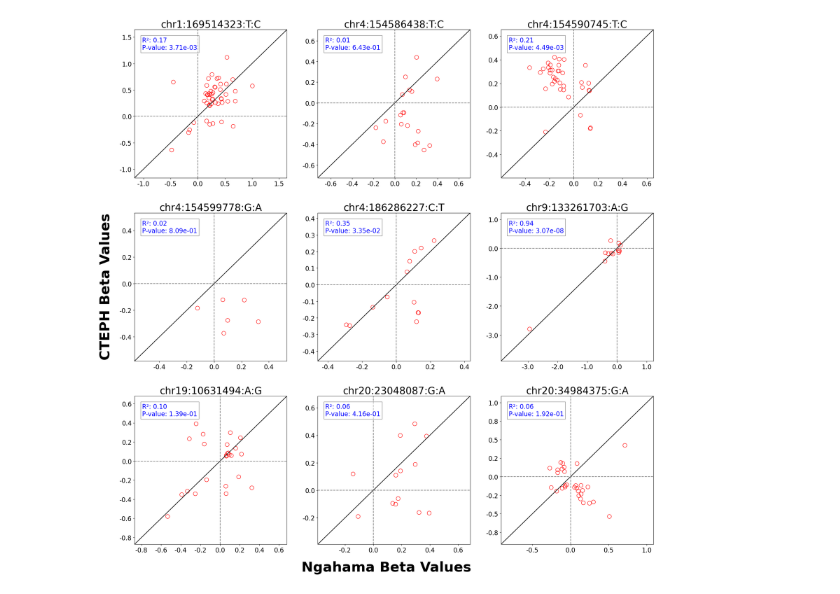
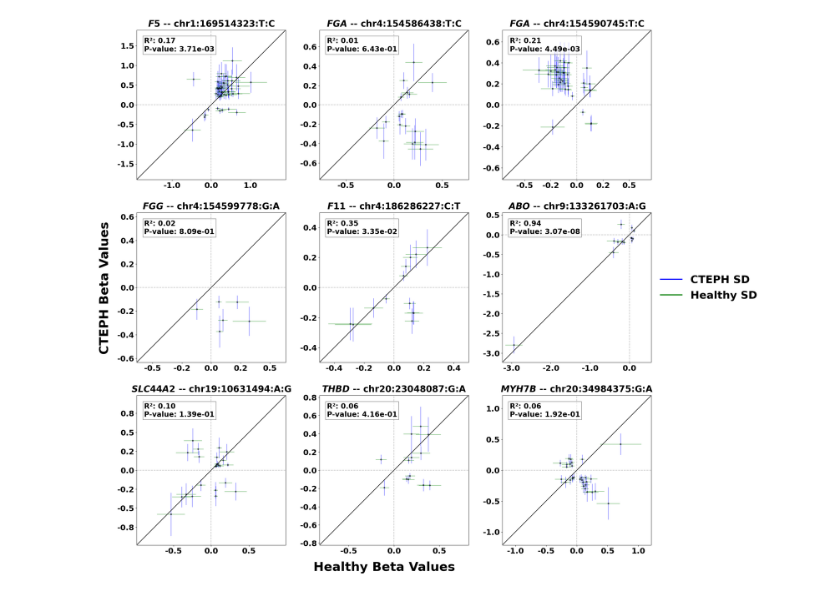
Before and after one commit to ZhaoTie-re/cteph_graph, a Jupyter notebook: common_beta_r2.ipynb, the cells around one changed output. Drawn from its saved outputs; the diff is of its cells as text; code cells hidden in the pictures.

```diff
--- a/common_beta_r2.ipynb
+++ b/common_beta_r2.ipynb
@@ -5,8 +5,8 @@ import matplotlib.pyplot as plt
 
 case_pqtl_path = "/LARGE0/gr10478/b37974/Pulmonary_Hypertension/cteph_known_loci/known_pro_assoc/06.pqtl/CTEPH_pqtl_result.pkl"
 control_pqtl_path = "/LARGE0/gr10478/b37974/Pulmonary_Hypertension/cteph_known_loci/known_pro_assoc/06.pqtl/NAGA_pqtl_result.pkl"
-reported_loci_info_path = "/LARGE0/gr10478/b37974/Pulmonary_Hypertension/cteph_known_loci/datasrc/cteph_reported_loci.xlsx"
+known_loci_path = "/LARGE0/gr10478/b37974/Pulmonary_Hypertension/cteph_known_loci/datasrc/cteph_reported_loci.xlsx"
 
 case_pqtl = pd.read_pickle(case_pqtl_path)
 control_pqtl = pd.read_pickle(control_pqtl_path)
-reported_loci_info = pd.read_excel(reported_loci_info_path)
+known_loci = pd.read_excel(known_loci_path)
@@ -47,6 +30,7 @@ for key in case_pqtl.keys():
             case_row = case_pqtl[key][case_pqtl[key]['SeqId'] == seq_id]
             case_beta = case_row[f'{model}_beta'].iloc[0]
             case_pvalue = case_row[f'{model}_pvalue'].iloc[0]
+            case_sd = case_row[f'{model}_sd'].iloc[0]
         else:
             case_beta = None
             case_pvalue = None
@@ -55,6 +39,7 @@ for key in case_pqtl.keys():
             control_row = control_pqtl[key][control_pqtl[key]['SeqId'] == seq_id]
             control_beta = control_row[f'{model}_beta'].iloc[0]
             control_pvalue = control_row[f'{model}_pvalue'].iloc[0]
+            control_sd = control_row[f'{model}_sd'].iloc[0]
         else:
             control_beta = None
             control_pvalue = None
@@ -63,8 +48,10 @@ for key in case_pqtl.keys():
             'SeqId': seq_id,
             'case_beta': case_beta,
             'case_pvalue': case_pvalue,
+            'case_sd': case_sd,
             'control_beta': control_beta,
-            'control_pvalue': control_pvalue
+            'control_pvalue': control_pvalue,
+            'control_sd': control_sd
         })
 
     results_dict[key] = pd.DataFrame(results)
@@ -73,9 +60,14 @@ import matplotlib.pyplot as plt
 from matplotlib.ticker import FuncFormatter
 import numpy as np
 from scipy.stats import linregress
+from matplotlib.lines import Line2D
+
+plt.style.use('default')
+plt.rcParams['font.family'] = 'DejaVu Sans'
+plt.rcParams['font.weight'] = 'bold'
 
 keys = list(case_pqtl.keys())
-fig, axes = plt.subplots(3, 3, figsize=(20, 20))
+fig, axes = plt.subplots(3, 3, figsize=(22, 22))
 axes = axes.flatten() # flatten the 2D array of axes to 1D
 
 # define a function to format the tick labels
@@ -90,53 +82,75 @@ for index, (key, df) in enumerate(results_dict.items()):
     case_betas = []
 
     for _, row in df.iterrows():
-        color = 'red' if row['case_pvalue'] < 0.05 and row['control_pvalue'] < 0.05 else 'gray'
-        ax.scatter(row['control_beta'], row['case_beta'], edgecolor=color, facecolors='none', marker='o', s=100)
+        color = 'black' if row['case_pvalue'] < 0.05 and row['control_pvalue'] < 0.05 else 'gray'
+        ax.scatter(row['control_beta'], row['case_beta'], color=color, marker='o', s=15, alpha=0.5, label='Data Points' if index == 0 else "")
         control_betas.append(row['control_beta'])
         case_betas.append(row['case_beta'])
+
+        # Extract case_sd and control_sd
+        case_sd = row['case_sd']
+        control_sd = row['control_sd']
+
+        # Add error bars (crosses)
+        ax.errorbar(row['control_beta'], row['case_beta'], xerr=control_sd, fmt='none', ecolor='green', capsize=0, elinewidth=1.8, zorder=0, alpha=0.4, label='Control SD' if index == 0 else "")
+        ax.errorbar(row['control_beta'], row['case_beta'], yerr=case_sd, fmt='none', ecolor='blue', capsize=0, elinewidth=1.8, zorder=0, alpha=0.4, label='Case SD' if index == 0 else "")
 
     # calculate the linear regression
     control_betas = np.array(control_betas)
     case_betas = np.array(case_betas)
     slope, intercept, r_value, p_value, std_err = linregress(control_betas, case_betas)
     r_squared = r_value**2
 
-    # calculate the buffer for the plot
-    buffer = 0.3  # 30% buffer around the data
-    min_beta = min(df['control_beta'].min(), df['case_beta'].min())
-    max_beta = max(df['control_beta'].max(), df['case_beta'].max())
-    range_extension = (max_beta - min_beta) * buffer
-    min_beta_extended = min_beta - range_extension
-    max_beta_extended = max_beta + range_extension
+    # Calculate the buffer for the plot
+    buffer = 0.7  # buffer around the data
+    max_range = max(abs(min(control_betas)), abs(max(control_betas)), abs(min(case_betas)), abs(max(case_betas)))
+    range_extension = max_range * buffer
 
-    # set the limits of the plot, with the buffer
-    ax.set_xlim(min_beta_extended, max_beta_extended)
-    ax.set_ylim(min_beta_extended, max_beta_extended)
+    # Set the limits of the plot, with the buffer
+    min_beta_extended = -max_range - range_extension
+    max_beta_extended = max_range + range_extension
+
+    # Adjust axis limits for specific subplot
+    if key == 'chr9:133261703:A:G':  # Apply special axis limit adjustments
+        data_min = min(min(control_betas), min(case_betas))
+        data_max = max(max(control_betas), max(case_betas))
+        buffer = 0.1 * max(abs(data_min), abs(data_max))  # Smaller buffer for better data representation
+        ax.set_xlim(data_min - buffer, data_max + buffer)
+        ax.set_ylim(data_min - buffer, data_max + buffer)
+    else:
+        ax.set_xlim(min_beta_extended, max_beta_extended)
+        ax.set_ylim(min_beta_extended, max_beta_extended)
 
     # y=x line
-    ax.plot([min_beta_extended, max_beta_extended], [min_beta_extended, max_beta_extended], 'k-')
+    ax.plot([min_beta_extended, max_beta_extended], [min_beta_extended, max_beta_extended], 'k-', label='y=x' if index == 0 else "")
 
     # add a horizontal and vertical line at 0
-    ax.axhline(0, color='gray', linestyle='--')
-    ax.axvline(0, color='gray', linestyle='--')
+    ax.axhline(0, color='gray', linestyle='--', alpha=0.5)  # Horizontal line at y=0
+    ax.axvline(0, color='gray', linestyle='--', alpha=0.5)  # Vertical line at x=0
 
     # add a title to the subplot
-    ax.set_title(f'{key}', fontsize=25)  # 调整标题大小
-    ax.tick_params(axis='both', labelsize=16)  # 调整坐标轴刻度标签大小
+    gene = known_loci.loc[known_loci['ID'] == key, 'GENE'].values[0]
+    ax.set_title(f'$\\it{{{gene}}}$ {"-"*2} {key}', fontsize=25, transform=ax.transAxes, verticalalignment='top', weight='bold', y=1.07)
+    ax.tick_params(axis='both', labelsize=22)
 
     # add the linear regression equation to the plot
-    ax.text(0.05, 0.95, f'R²: {r_squared:.2f}\nP-value: {p_value:.2e}', transform=ax.transAxes, verticalalignment='top', fontsize=16, color='blue', bbox=dict(facecolor='white', alpha=0.5))
+    ax.text(0.05, 0.95, f'R²: {r_squared:.2f}\nP-value: {p_value:.2e}', transform=ax.transAxes, verticalalignment='top', fontsize=20, color='black', bbox=dict(facecolor='white', alpha=0.6))
 
     # format the tick labels
     ax.xaxis.set_major_formatter(FuncFormatter(format_func))
     ax.yaxis.set_major_formatter(FuncFormatter(format_func))
 
 # add global X and Y labels more appropriately and adjust their position
-fig.text(0.5, 0.003, 'Ngahama Beta Values', ha='center', va='center', fontsize=35, weight='bold')  # Increase font size
-fig.text(0.003, 0.5, 'CTEPH Beta Values', ha='center', va='center', rotation='vertical', fontsize=35, weight='bold')  # Increase font size
+fig.text(0.5, 0.003, 'Healthy Beta Values', ha='center', va='center', fontsize=35, weight='bold')  # X-axis label
+fig.text(0.003, 0.5, 'CTEPH Beta Values', ha='center', va='center', rotation='vertical', fontsize=35, weight='bold')  # Y-axis label
 
-plt.style.use('default')
+# Create custom legend handles
+legend_elements = [Line2D([0], [0], color='blue', lw=3, label='CTEPH SD'),
+                   Line2D([0], [0], color='green', lw=3, label='Healthy SD')]
+
+fig.legend(handles=legend_elements, loc='center right', bbox_to_anchor=(1.18, 0.5), frameon=False, fontsize=30, markerscale=2)
+
 plt.tight_layout(pad=4.0)  # Increase padding between subplots
 plt.show()
 # %% [output]
-[figure, old version]
+[figure, new version]
```
Also changed, not shown: parts of 1 cell of this notebook.
